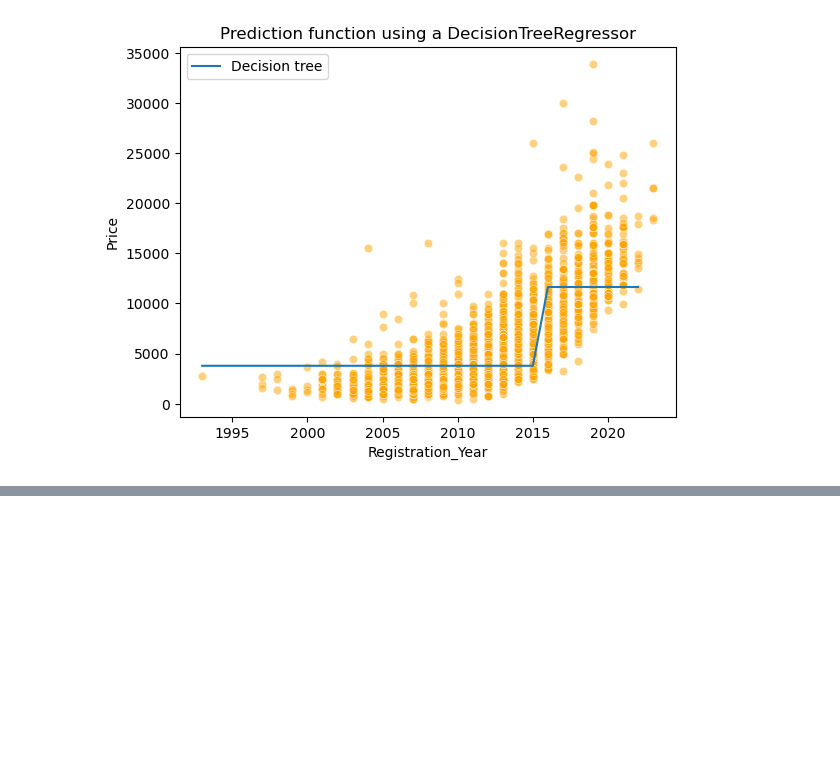
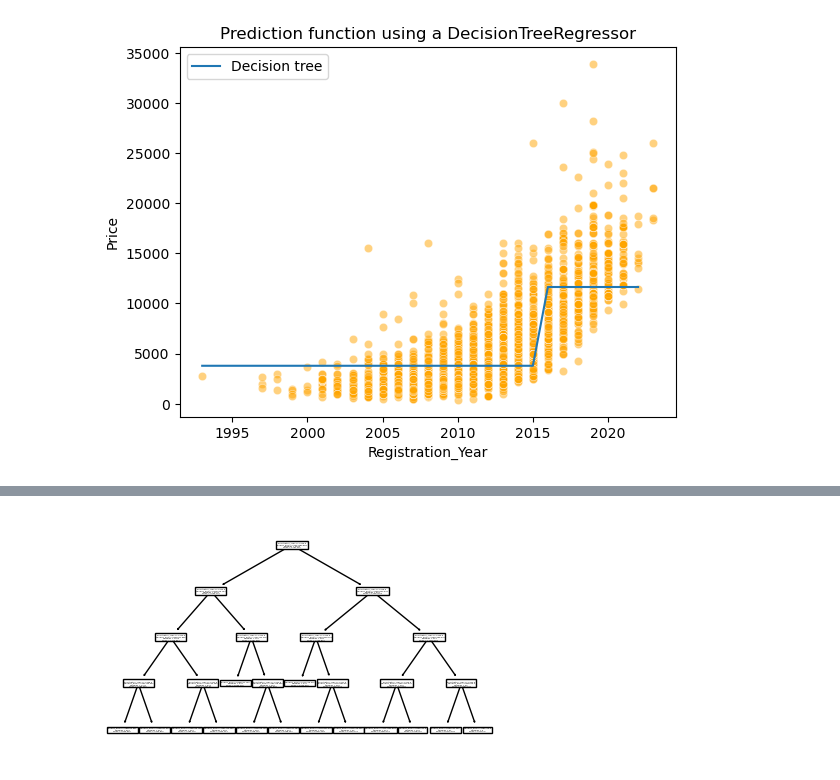
Before and after one commit to ManuJose1/AI-CA1-UsedCarPrices, a Jupyter notebook: CA1 Used Cars.ipynb, the cells around one changed output, grey strips where cells are left out. Cells and saved outputs as stored; diff of their text form; code cells hidden in the pictures; blank space fills up the shorter version.

```diff
--- a/CA1 Used Cars.ipynb
+++ b/CA1 Used Cars.ipynb
@@ -393,0 +406,5 @@ _ = plt.title("Prediction function using a DecisionTreeRegressor")
+# %%
+_, ax = plt.subplots(figsize=(5, 3))
+_ = plot_tree(tree, feature_names=[feature_name], ax=ax)
+# %% [output]
+[figure, added]
```
Also changed, not shown: parts of 10 cells of this notebook.
